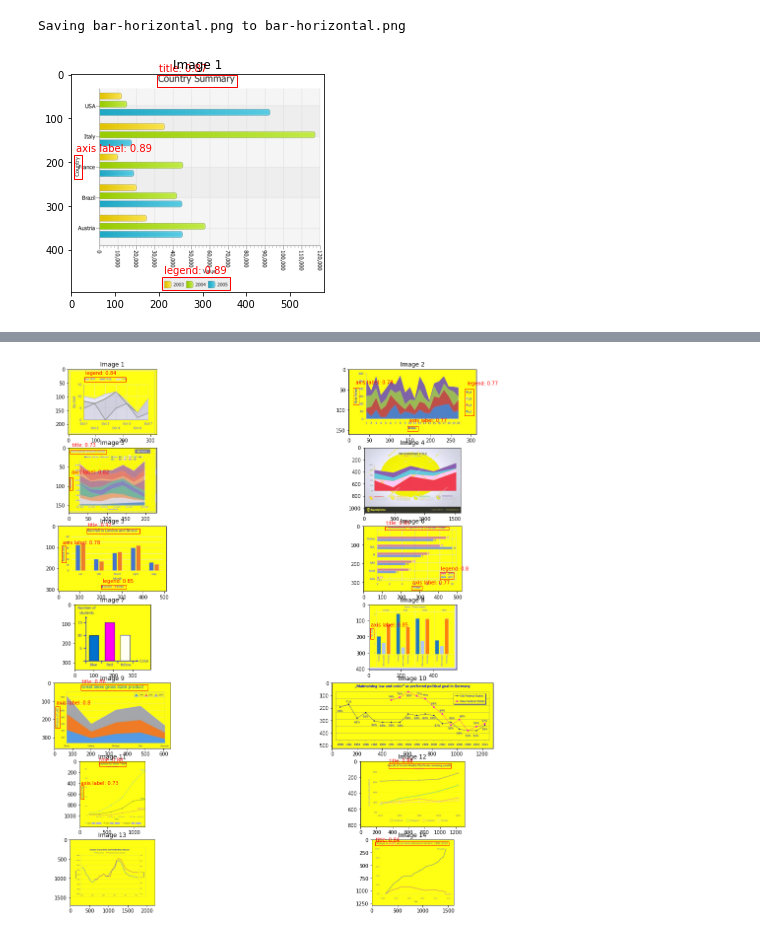
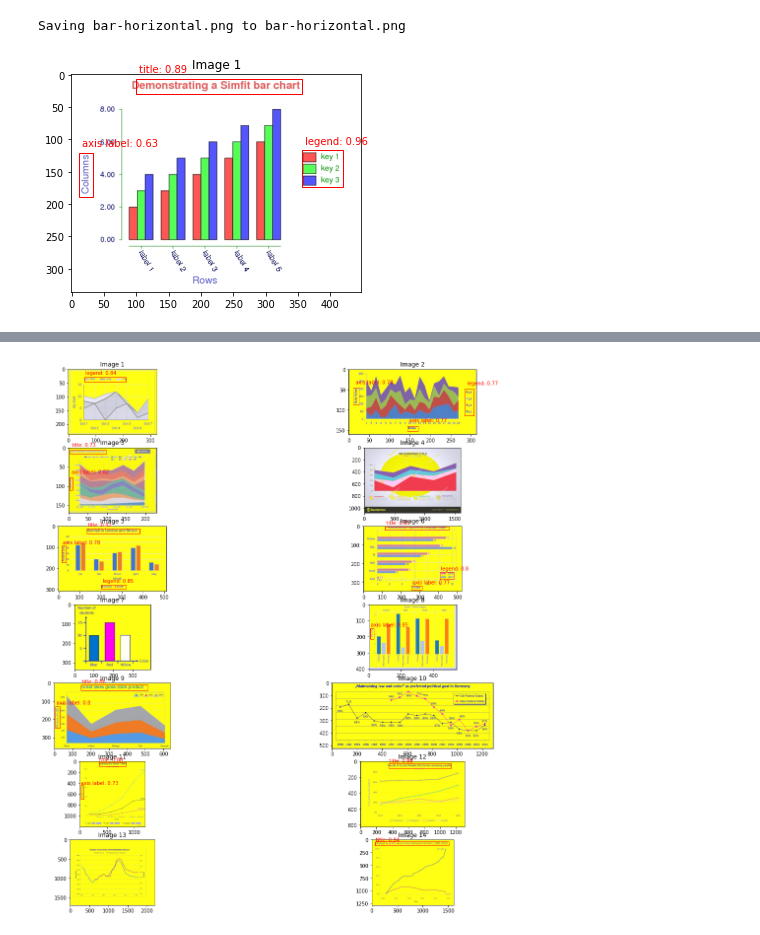
Before and after one commit to anirudh-g/Msc-Data-science, a Jupyter notebook: Object_detection.ipynb, the cells around one changed output, grey strips where cells are left out. Drawn from its saved outputs; the diff is of its cells as text; code cells hidden in the pictures.

Commit message:
train noise and noise free model

```diff
--- a/Object_detection.ipynb
+++ b/Object_detection.ipynb
@@ -148,12 +152,12 @@ Saving bar-horizontal.png to bar-horizontal.png
 # %%
 model2 = core.Model.load('/content/drive/My Drive/Colab Notebooks/Object detection model.pth', ['title', 'legend', 'axis label'])
 # %%
-image2 = utils.read_image('bar-horizontal.png')
+image2 = utils.read_image('barchart.jpg')
 # %%
 images =[]
 images.append(image2)
 # %%
-visualize.plot_prediction_grid(model, images, score_filter=0.6)
+visualize.plot_prediction_grid(model2, images, score_filter=0.6)
 # %% [output]
-[figure, old version]
+[figure, new version]
 # %%
```
Also changed, not shown: parts of 16 cells of this notebook.
